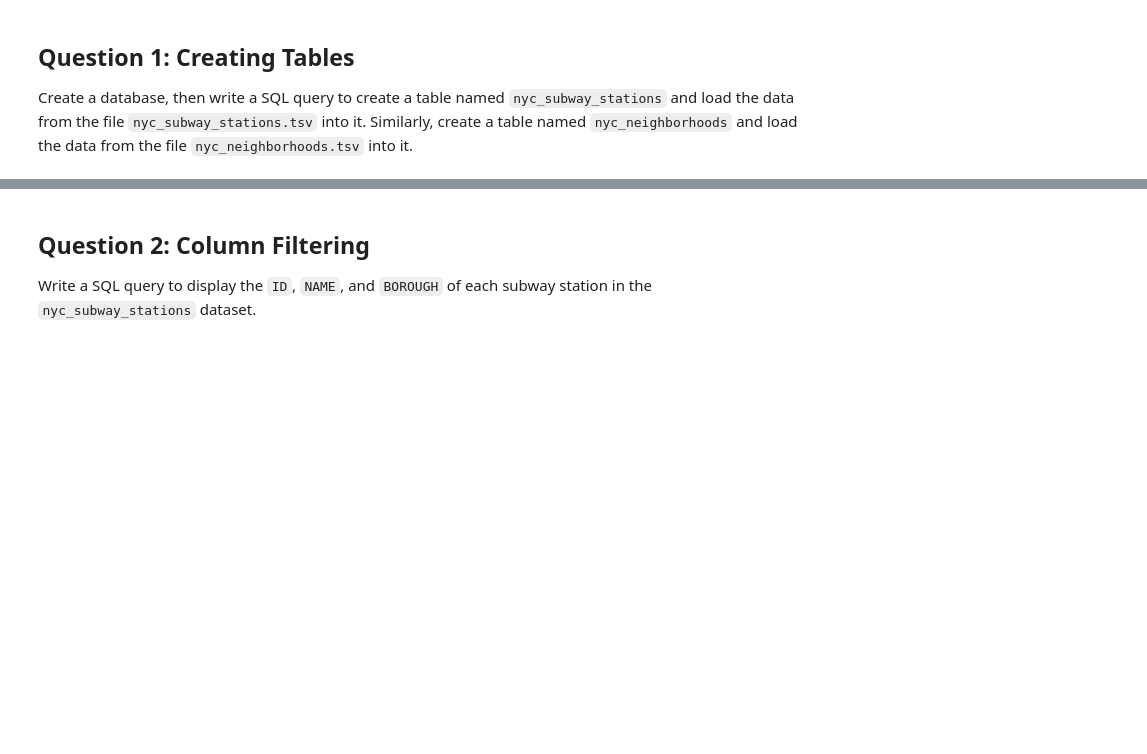
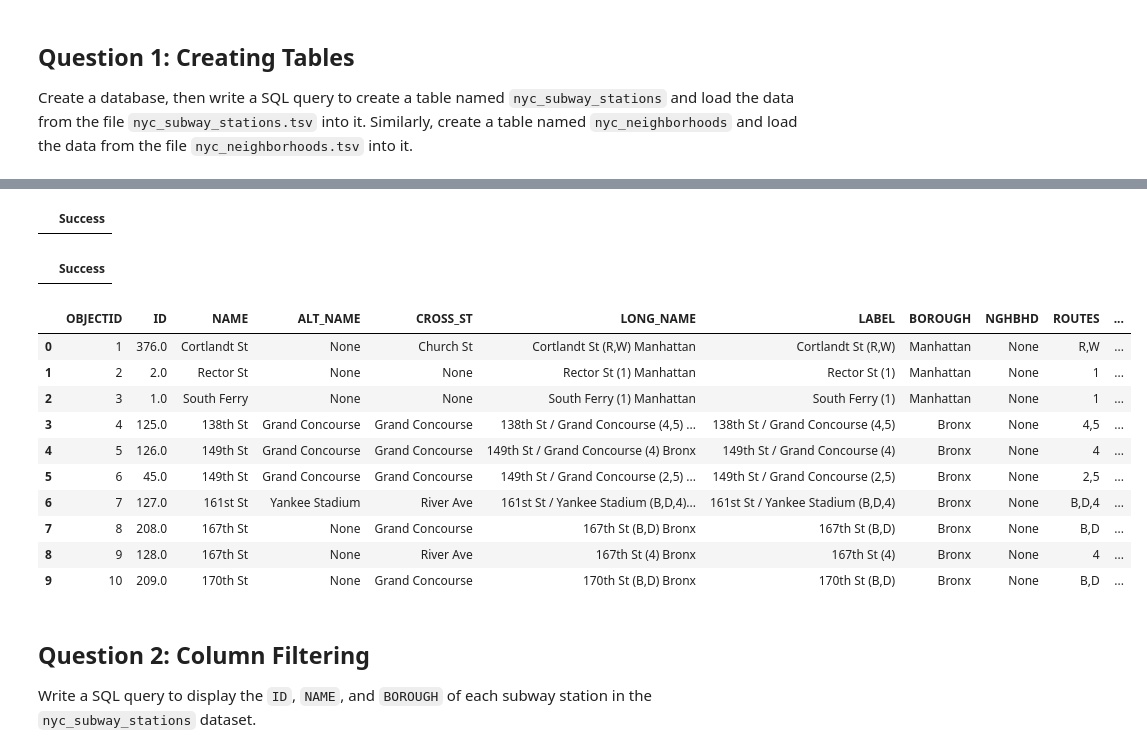
Before and after one commit to NourahAlhosain/CASA0025, a Jupyter notebook: W02_lab.ipynb, the cells around one changed output, grey strips where cells are left out. Saved outputs shown, nothing was run; the diff lists cells and outputs as text; code cells hidden in the pictures; blank space fills up the shorter version.

```diff
--- a/W02_lab.ipynb
+++ b/W02_lab.ipynb
@@ -24,5 +48,36 @@ Create a database, then write a SQL query to create a table named `nyc_subway_st
+# %%
+#installing and loading httpfs extension, which allows reading/writing files over HTTP
+
+%%sql
+
+INSTALL httpfs;
+LOAD httpfs;
+# %% [output]
+|  | Success |
 # %%
-# Add your code here.
+%%sql
+
+CREATE TABLE nyc_subway_stations AS SELECT * FROM 'https://open.gishub.org/data/duckdb/nyc_subway_stations.tsv';
+
+CREATE TABLE nyc_neighborhoods AS SELECT * FROM 'https://open.gishub.org/data/duckdb/nyc_neighborhoods.tsv';
+# %% [output]
+|  | Success |
+# %%
+%%sql
+
+SELECT * FROM nyc_subway_stations LIMIT 10;
+# %% [output]
+|  | OBJECTID | ID | NAME | ALT_NAME | CROSS_ST | LONG_NAME | LABEL | BOROUGH | NGHBHD | ROUTES | ... |
+| 0 | 1 | 376.0 | Cortlandt St | None | Church St | Cortlandt St (R,W) Manhattan | Cortlandt St (R,W) | Manhattan | None | R,W | ... |
+| 1 | 2 | 2.0 | Rector St | None | None | Rector St (1) Manhattan | Rector St (1) | Manhattan | None | 1 | ... |
+| 2 | 3 | 1.0 | South Ferry | None | None | South Ferry (1) Manhattan | South Ferry (1) | Manhattan | None | 1 | ... |
+| 3 | 4 | 125.0 | 138th St | Grand Concourse | Grand Concourse | 138th St / Grand Concourse (4,5) ... | 138th St / Grand Concourse (4,5) | Bronx | None | 4,5 | ... |
+| 4 | 5 | 126.0 | 149th St | Grand Concourse | Grand Concourse | 149th St / Grand Concourse (4) Bronx | 149th St / Grand Concourse (4) | Bronx | None | 4 | ... |
+| 5 | 6 | 45.0 | 149th St | Grand Concourse | Grand Concourse | 149th St / Grand Concourse (2,5) ... | 149th St / Grand Concourse (2,5) | Bronx | None | 2,5 | ... |
+| 6 | 7 | 127.0 | 161st St | Yankee Stadium | River Ave | 161st St / Yankee Stadium (B,D,4)... | 161st St / Yankee Stadium (B,D,4) | Bronx | None | B,D,4 | ... |
+| 7 | 8 | 208.0 | 167th St | None | Grand Concourse | 167th St (B,D) Bronx | 167th St (B,D) | Bronx | None | B,D | ... |
+| 8 | 9 | 128.0 | 167th St | None | River Ave | 167th St (4) Bronx | 167th St (4) | Bronx | None | 4 | ... |
+| 9 | 10 | 209.0 | 170th St | None | Grand Concourse | 170th St (B,D) Bronx | 170th St (B,D) | Bronx | None | B,D | ... |
 # %% [markdown]
 ## Question 2: Column Filtering
 
```
Also changed, not shown: parts of 17 cells of this notebook.
